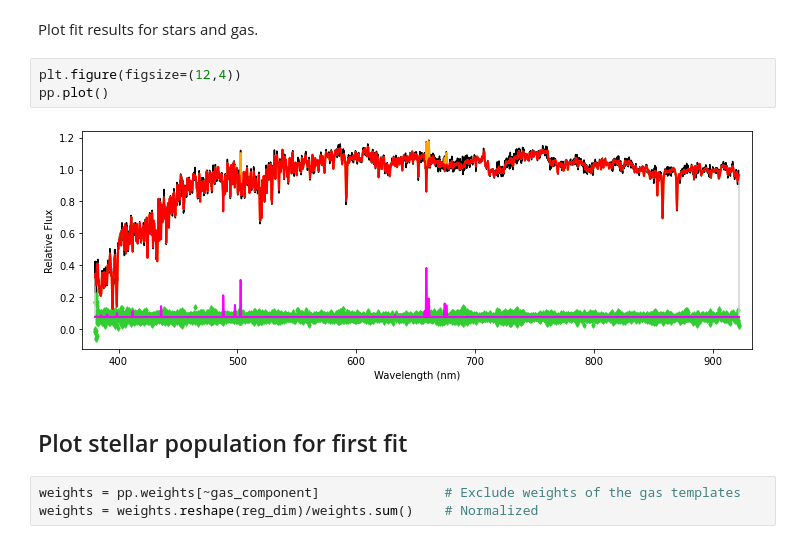
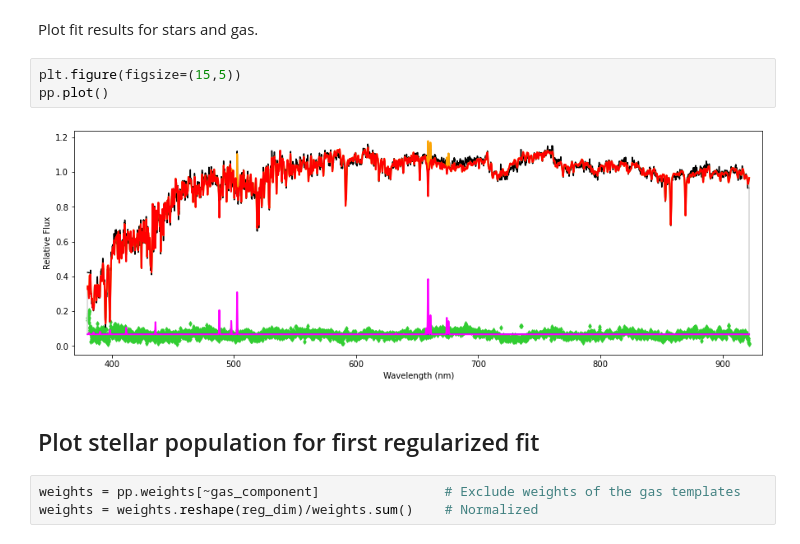
Before and after one commit to rundesk/ppxf_examples, a Jupyter notebook: ppxf_example_population_bootstrap.ipynb, the cells around one changed output. Saved outputs shown, nothing was run; the diff lists cells and outputs as text.

```diff
--- a/ppxf_example_population_bootstrap.ipynb
+++ b/ppxf_example_population_bootstrap.ipynb
@@ -168,12 +168,12 @@ Elapsed time in PPXF: 1.77 s
 # %% [markdown]
 Plot fit results for stars and gas.
 # %%
-plt.figure(figsize=(12,4))
+plt.figure(figsize=(15,5))
 pp.plot()
 # %% [output]
-[figure, old version]
+[figure, new version]
 # %% [markdown]
-## Plot stellar population for first fit
+## Plot stellar population for first regularized fit
 # %%
 weights = pp.weights[~gas_component]                # Exclude weights of the gas templates
 weights = weights.reshape(reg_dim)/weights.sum()    # Normalized
```
Also changed, not shown: parts of 9 cells of this notebook, 3 other files.
